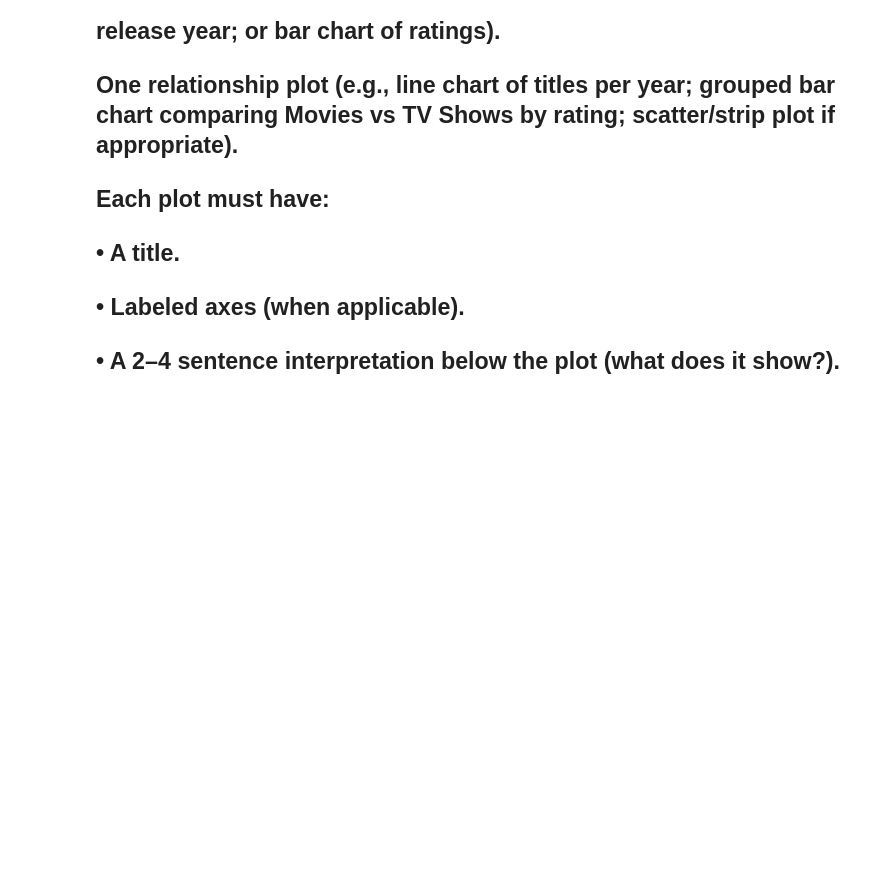
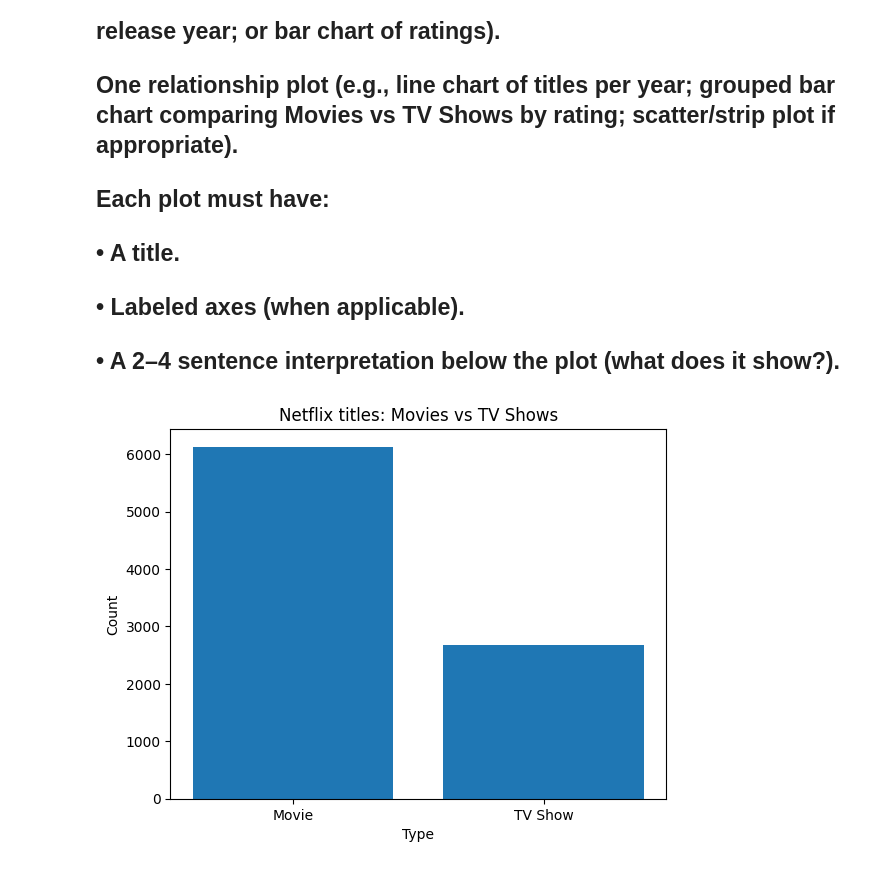
Before and after one commit to vampdevice/Assignment_01, a Jupyter notebook: notebooks/analysis.ipynb, the cells around one changed output. Drawn from its saved outputs; the diff is of its cells as text; code cells hidden in the pictures; blank space fills up the shorter version.

```diff
--- a/notebooks/analysis.ipynb
+++ b/notebooks/analysis.ipynb
@@ -47,8 +52,7 @@ df["year_added"] = df["date_added"].dt.year
 ### Titles counted by type (Movies vs. Shows) and titles counted by country
 # %%
 # Title count by type
-type_counts = df["type"].value_counts(dropna=False)
-print(type_counts)
+count_by("type", False)
 # %% [output]
 type
 Movie      6131
@@ -105,3 +108,13 @@ dtype: int64
 ## • A title.
 ## • Labeled axes (when applicable).
 ## • A 2–4 sentence interpretation below the plot (what does it show?).
+# %%
+# Bar chart of titles per type
+plt.figure()
+plt.bar(type_counts.index.astype(str), type_counts.values)
+plt.xlabel("Type")
+plt.ylabel("Count")
+plt.title("Netflix titles: Movies vs TV Shows")
+plt.show()
+# %% [output]
+[figure, added]
```
Also changed, not shown: parts of 6 cells of this notebook.
